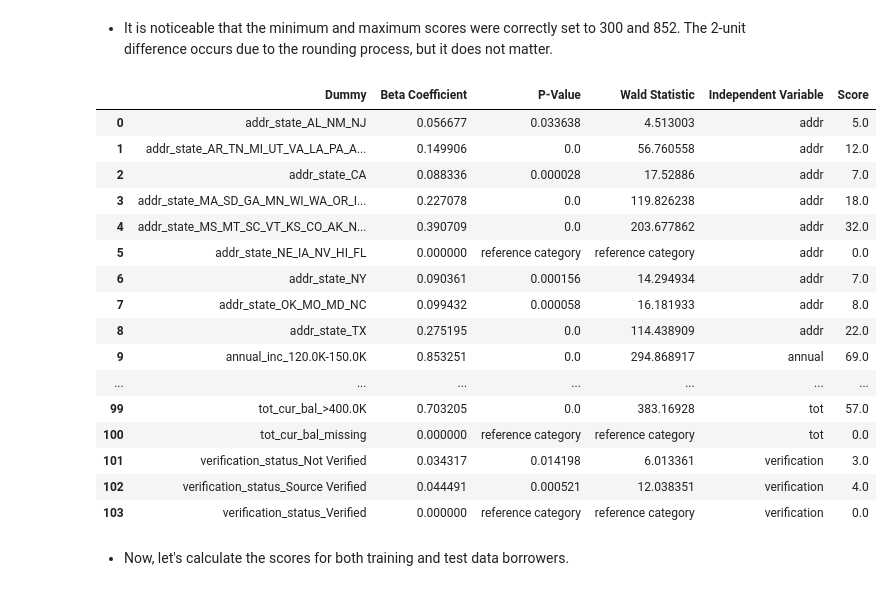
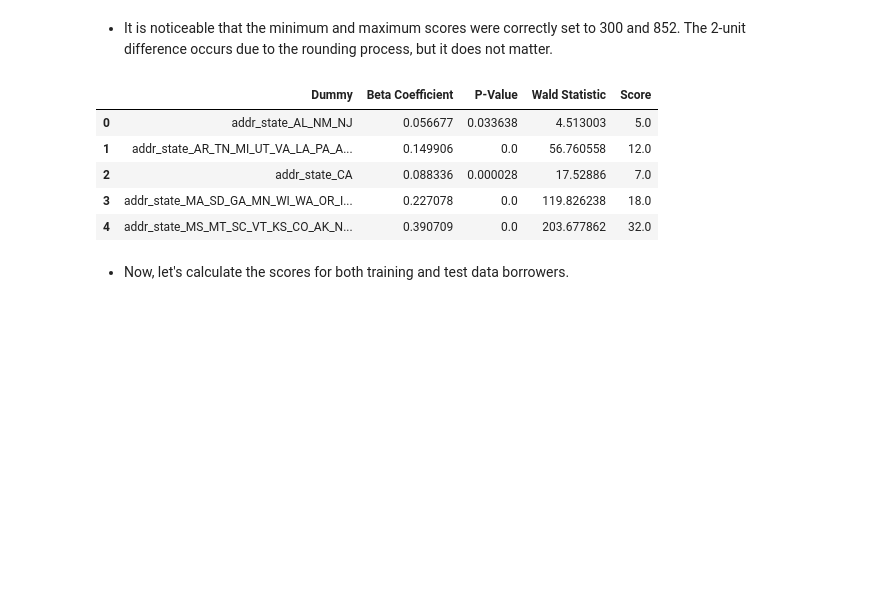
Before and after one commit to allmeidaapedro/Lending-Club-Credit-Scoring, a Jupyter notebook: notebooks/3_pd_modeling.ipynb, the cells around one changed output. Saved outputs shown, nothing was run; the diff lists cells and outputs as text; code cells hidden in the pictures; blank space fills up the shorter version.

```diff
--- a/notebooks/3_pd_modeling.ipynb
+++ b/notebooks/3_pd_modeling.ipynb
@@ -580,25 +589,14 @@ The maximum possible credit score is 852.0.
 # %% [markdown]
 - It is noticeable that the minimum and maximum scores were correctly set to 300 and 852. The 2-unit difference occurs due to the rounding process, but it does not matter.
 # %%
-scorecard
+scorecard.head()
 # %% [output]
-|  | Dummy | Beta Coefficient | P-Value | Wald Statistic | Independent Variable | Score |
-| 0 | addr_state_AL_NM_NJ | 0.056677 | 0.033638 | 4.513003 | addr | 5.0 |
-| 1 | addr_state_AR_TN_MI_UT_VA_LA_PA_A... | 0.149906 | 0.0 | 56.760558 | addr | 12.0 |
-| 2 | addr_state_CA | 0.088336 | 0.000028 | 17.52886 | addr | 7.0 |
-| 3 | addr_state_MA_SD_GA_MN_WI_WA_OR_I... | 0.227078 | 0.0 | 119.826238 | addr | 18.0 |
-| 4 | addr_state_MS_MT_SC_VT_KS_CO_AK_N... | 0.390709 | 0.0 | 203.677862 | addr | 32.0 |
-| 5 | addr_state_NE_IA_NV_HI_FL | 0.000000 | reference category | reference category | addr | 0.0 |
-| 6 | addr_state_NY | 0.090361 | 0.000156 | 14.294934 | addr | 7.0 |
-| 7 | addr_state_OK_MO_MD_NC | 0.099432 | 0.000058 | 16.181933 | addr | 8.0 |
-| 8 | addr_state_TX | 0.275195 | 0.0 | 114.438909 | addr | 22.0 |
-| 9 | annual_inc_120.0K-150.0K | 0.853251 | 0.0 | 294.868917 | annual | 69.0 |
-| ... | ... | ... | ... | ... | ... | ... |
-| 99 | tot_cur_bal_>400.0K | 0.703205 | 0.0 | 383.16928 | tot | 57.0 |
-| 100 | tot_cur_bal_missing | 0.000000 | reference category | reference category | tot | 0.0 |
-| 101 | verification_status_Not Verified | 0.034317 | 0.014198 | 6.013361 | verification | 3.0 |
-| 102 | verification_status_Source Verified | 0.044491 | 0.000521 | 12.038351 | verification | 4.0 |
-| 103 | verification_status_Verified | 0.000000 | reference category | reference category | verification | 0.0 |
+|  | Dummy | Beta Coefficient | P-Value | Wald Statistic | Score |
+| 0 | addr_state_AL_NM_NJ | 0.056677 | 0.033638 | 4.513003 | 5.0 |
+| 1 | addr_state_AR_TN_MI_UT_VA_LA_PA_A... | 0.149906 | 0.0 | 56.760558 | 12.0 |
+| 2 | addr_state_CA | 0.088336 | 0.000028 | 17.52886 | 7.0 |
+| 3 | addr_state_MA_SD_GA_MN_WI_WA_OR_I... | 0.227078 | 0.0 | 119.826238 | 18.0 |
+| 4 | addr_state_MS_MT_SC_VT_KS_CO_AK_N... | 0.390709 | 0.0 | 203.677862 | 32.0 |
 # %% [markdown]
 - Now, let's calculate the scores for both training and test data borrowers.
 # %%
```
Also changed, not shown: parts of 3 cells of this notebook.
